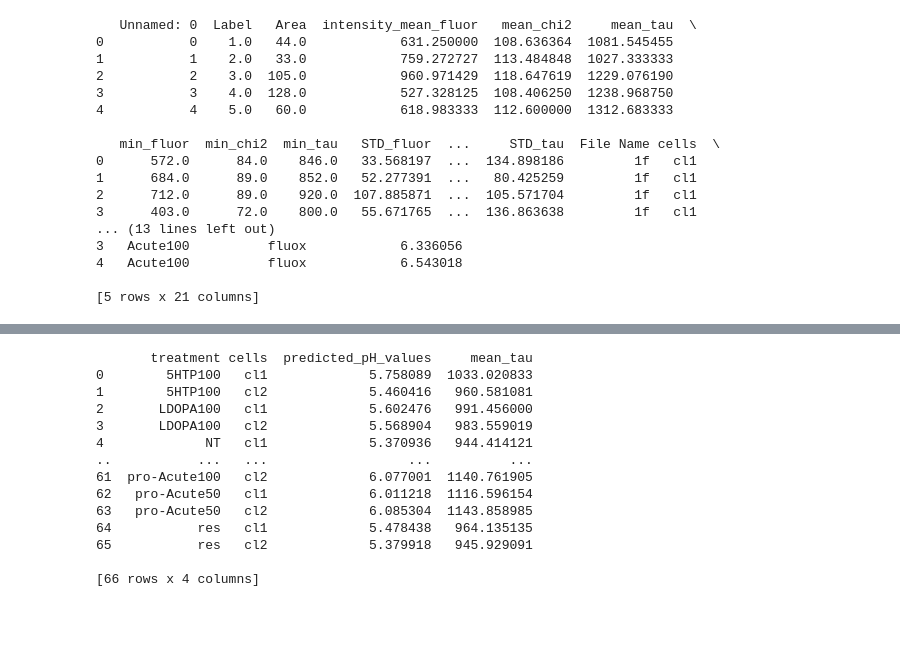
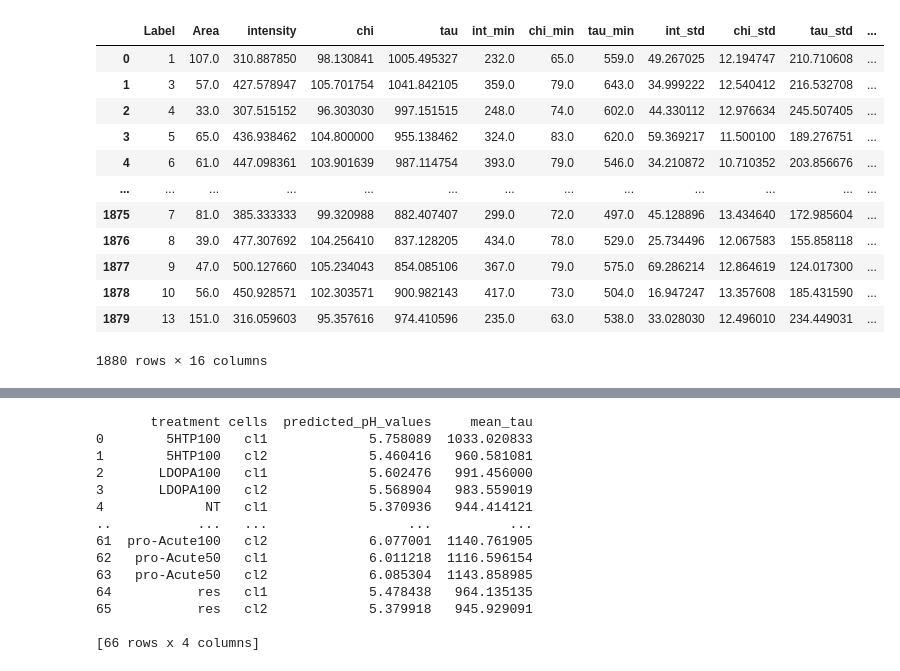
Before and after one commit to olekstop/flim_granules_analysis, a Jupyter notebook: notebooks/Plotting_YO.ipynb, the cells around one changed output, grey strips where cells are left out. Saved outputs shown, nothing was run; the diff lists cells and outputs as text; code cells hidden in the pictures; blank space fills up the shorter version.

```diff
--- a/notebooks/Plotting_YO.ipynb
+++ b/notebooks/Plotting_YO.ipynb
@@ -28,21 +25,0 @@ data= r"G:\SP8_FLIM\sMol_experiment\Acute_24_CAD\master_table_with_ph.csv"
-# %%
-combined_df= pd.read_csv(data)#,sep=",")
-print(combined_df.head())
-# %% [output]
-   Unnamed: 0  Label   Area  intensity_mean_fluor   mean_chi2     mean_tau  \
-0           0    1.0   44.0            631.250000  108.636364  1081.545455
-1           1    2.0   33.0            759.272727  113.484848  1027.333333
-2           2    3.0  105.0            960.971429  118.647619  1229.076190
-3           3    4.0  128.0            527.328125  108.406250  1238.968750
-4           4    5.0   60.0            618.983333  112.600000  1312.683333
-
-   min_fluor  min_chi2  min_tau   STD_fluor  ...     STD_tau  File Name cells  \
-0      572.0      84.0    846.0   33.568197  ...  134.898186         1f   cl1
-1      684.0      89.0    852.0   52.277391  ...   80.425259         1f   cl1
-2      712.0      89.0    920.0  107.885871  ...  105.571704         1f   cl1
-3      403.0      72.0    800.0   55.671765  ...  136.863638         1f   cl1
-... (13 lines left out)
-3   Acute100          fluox            6.336056
-4   Acute100          fluox            6.543018
-
-[5 rows x 21 columns]
@@ -86,3 +26,19 @@ mydf.to_csv(output_path, index=False)
+# %%
+combined_df
+# %% [output]
+|  | Label | Area | intensity | chi | tau | int_min | chi_min | tau_min | int_std | chi_std | tau_std | ... |
+| 0 | 1 | 107.0 | 310.887850 | 98.130841 | 1005.495327 | 232.0 | 65.0 | 559.0 | 49.267025 | 12.194747 | 210.710608 | ... |
+| 1 | 3 | 57.0 | 427.578947 | 105.701754 | 1041.842105 | 359.0 | 79.0 | 643.0 | 34.999222 | 12.540412 | 216.532708 | ... |
+| 2 | 4 | 33.0 | 307.515152 | 96.303030 | 997.151515 | 248.0 | 74.0 | 602.0 | 44.330112 | 12.976634 | 245.507405 | ... |
+| 3 | 5 | 65.0 | 436.938462 | 104.800000 | 955.138462 | 324.0 | 83.0 | 620.0 | 59.369217 | 11.500100 | 189.276751 | ... |
+| 4 | 6 | 61.0 | 447.098361 | 103.901639 | 987.114754 | 393.0 | 79.0 | 546.0 | 34.210872 | 10.710352 | 203.856676 | ... |
+| ... | ... | ... | ... | ... | ... | ... | ... | ... | ... | ... | ... | ... |
+| 1875 | 7 | 81.0 | 385.333333 | 99.320988 | 882.407407 | 299.0 | 72.0 | 497.0 | 45.128896 | 13.434640 | 172.985604 | ... |
+| 1876 | 8 | 39.0 | 477.307692 | 104.256410 | 837.128205 | 434.0 | 78.0 | 529.0 | 25.734496 | 12.067583 | 155.858118 | ... |
+| 1877 | 9 | 47.0 | 500.127660 | 105.234043 | 854.085106 | 367.0 | 79.0 | 575.0 | 69.286214 | 12.864619 | 124.017300 | ... |
+| 1878 | 10 | 56.0 | 450.928571 | 102.303571 | 900.982143 | 417.0 | 73.0 | 504.0 | 16.947247 | 13.357608 | 185.431590 | ... |
+| 1879 | 13 | 151.0 | 316.059603 | 95.357616 | 974.410596 | 235.0 | 63.0 | 538.0 | 33.028030 | 12.496010 | 234.449031 | ... |
+1880 rows × 16 columns
 # %%
 def sample_data_with_optional_balancing(data, n=100, balance_by_date=False, group_columns=None, extra_group_column=None):
     import numpy as np
```
Also changed, not shown: parts of 21 cells of this notebook.
